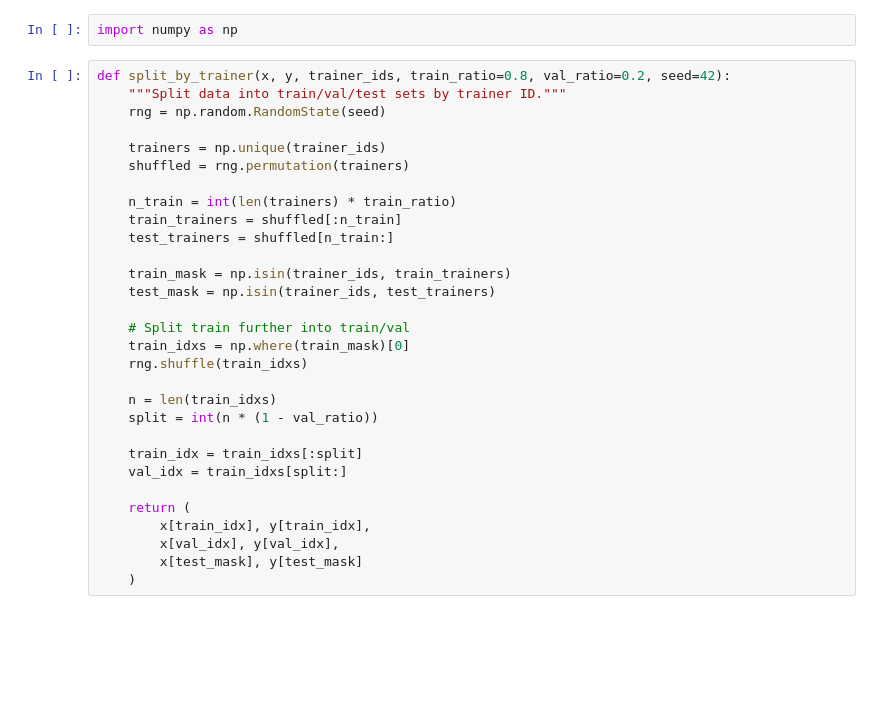
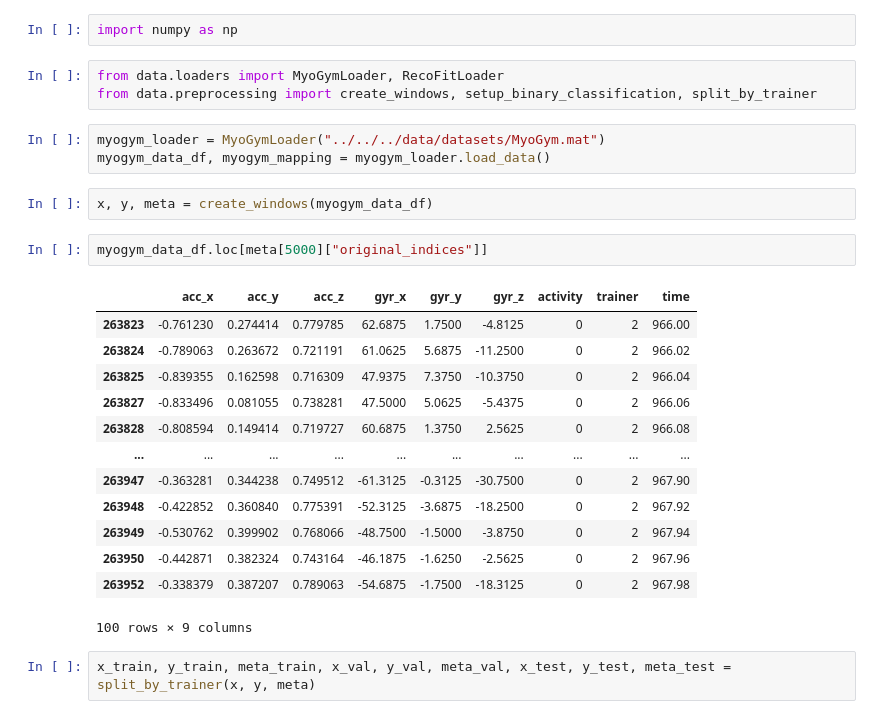
Before and after one commit to Markuss-B/GAR, a Jupyter notebook: src/data/preprocessing/preprocess.ipynb, the cells around one changed output. Drawn from its saved outputs; the diff is of its cells as text; blank space fills up the shorter version.

```diff
--- a/src/data/preprocessing/preprocess.ipynb
+++ b/src/data/preprocessing/preprocess.ipynb
@@ -1,32 +1,28 @@
 # %%
 import numpy as np
-# %%
-def split_by_trainer(x, y, trainer_ids, train_ratio=0.8, val_ratio=0.2, seed=42):
-    """Split data into train/val/test sets by trainer ID."""
-    rng = np.random.RandomState(seed)
-
-    trainers = np.unique(trainer_ids)
-    shuffled = rng.permutation(trainers)
-
-    n_train = int(len(trainers) * train_ratio)
-    train_trainers = shuffled[:n_train]
-    test_trainers = shuffled[n_train:]
-
-    train_mask = np.isin(trainer_ids, train_trainers)
-    test_mask = np.isin(trainer_ids, test_trainers)
-
-    # Split train further into train/val
-    train_idxs = np.where(train_mask)[0]
-    rng.shuffle(train_idxs)
-
-    n = len(train_idxs)
-    split = int(n * (1 - val_ratio))
-
-    train_idx = train_idxs[:split]
-    val_idx = train_idxs[split:]
-
-    return (
-        x[train_idx], y[train_idx],
-        x[val_idx], y[val_idx],
-        x[test_mask], y[test_mask]
-    )
+# %%
+from data.loaders import MyoGymLoader, RecoFitLoader
+from data.preprocessing import create_windows, setup_binary_classification, split_by_trainer
+# %%
+myogym_loader = MyoGymLoader("../../../data/datasets/MyoGym.mat")
+myogym_data_df, myogym_mapping = myogym_loader.load_data()
+# %%
+x, y, meta = create_windows(myogym_data_df)
+# %%
+myogym_data_df.loc[meta[5000]["original_indices"]]
+# %% [output]
+|  | acc_x | acc_y | acc_z | gyr_x | gyr_y | gyr_z | activity | trainer | time |
+| 263823 | -0.761230 | 0.274414 | 0.779785 | 62.6875 | 1.7500 | -4.8125 | 0 | 2 | 966.00 |
+| 263824 | -0.789063 | 0.263672 | 0.721191 | 61.0625 | 5.6875 | -11.2500 | 0 | 2 | 966.02 |
+| 263825 | -0.839355 | 0.162598 | 0.716309 | 47.9375 | 7.3750 | -10.3750 | 0 | 2 | 966.04 |
+| 263827 | -0.833496 | 0.081055 | 0.738281 | 47.5000 | 5.0625 | -5.4375 | 0 | 2 | 966.06 |
+| 263828 | -0.808594 | 0.149414 | 0.719727 | 60.6875 | 1.3750 | 2.5625 | 0 | 2 | 966.08 |
+| ... | ... | ... | ... | ... | ... | ... | ... | ... | ... |
+| 263947 | -0.363281 | 0.344238 | 0.749512 | -61.3125 | -0.3125 | -30.7500 | 0 | 2 | 967.90 |
+| 263948 | -0.422852 | 0.360840 | 0.775391 | -52.3125 | -3.6875 | -18.2500 | 0 | 2 | 967.92 |
+| 263949 | -0.530762 | 0.399902 | 0.768066 | -48.7500 | -1.5000 | -3.8750 | 0 | 2 | 967.94 |
+| 263950 | -0.442871 | 0.382324 | 0.743164 | -46.1875 | -1.6250 | -2.5625 | 0 | 2 | 967.96 |
+| 263952 | -0.338379 | 0.387207 | 0.789063 | -54.6875 | -1.7500 | -18.3125 | 0 | 2 | 967.98 |
+100 rows × 9 columns
+# %%
+x_train, y_train, meta_train, x_val, y_val, meta_val, x_test, y_test, meta_test = split_by_trainer(x, y, meta)
```
Also changed, not shown: parts of 9 cells of this notebook, 13 other files.
